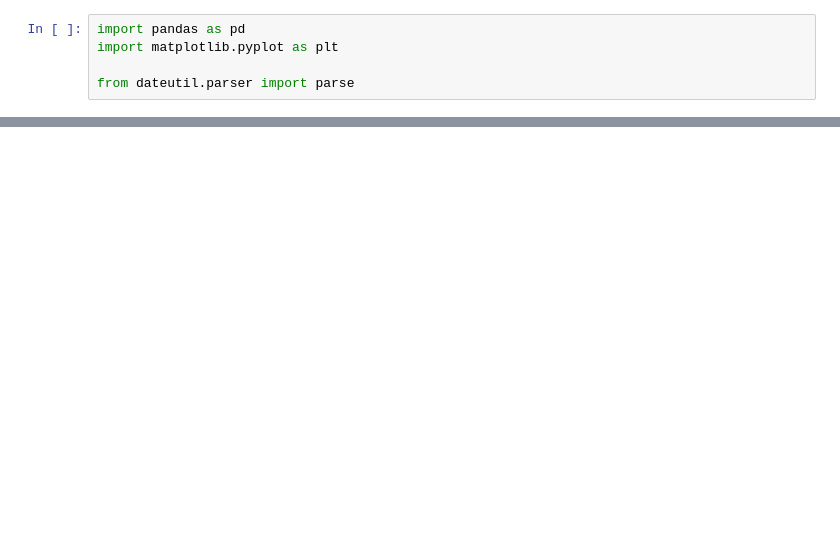
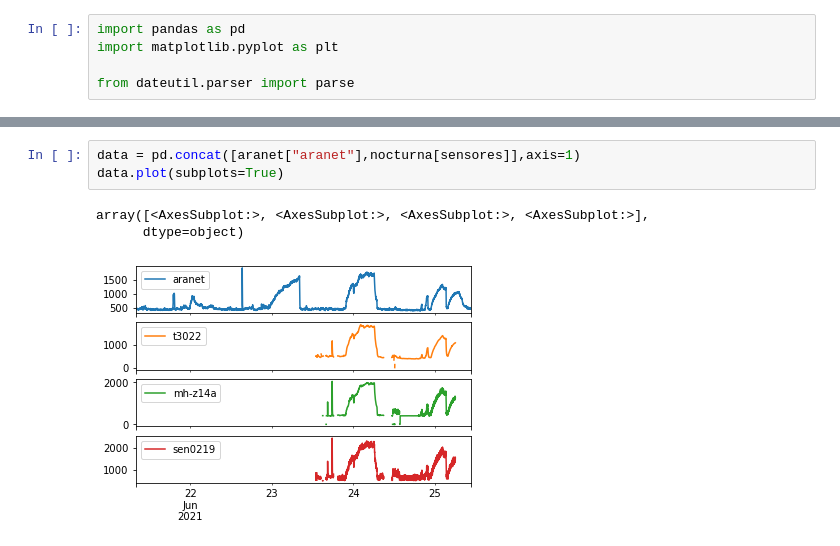
Before and after one commit to lata-mas/Monitor_co2_pistas_educativas, a Jupyter notebook: notebooks/pruebas/001_PruebaNocturna_2021-06-21.ipynb, the cells around one changed output, grey strips where cells are left out. Drawn from its saved outputs; the diff is of its cells as text; blank space fills up the shorter version.

```diff
--- a/notebooks/pruebas/001_PruebaNocturna_2021-06-21.ipynb
+++ b/notebooks/pruebas/001_PruebaNocturna_2021-06-21.ipynb
@@ -36,0 +41,7 @@ ax.grid()
+# %%
+data = pd.concat([aranet["aranet"],nocturna[sensores]],axis=1)
+data.plot(subplots=True)
+# %% [output]
+array([<AxesSubplot:>, <AxesSubplot:>, <AxesSubplot:>, <AxesSubplot:>],
+      dtype=object)
+[figure, added]
```
Also changed, not shown: parts of 7 cells of this notebook.
